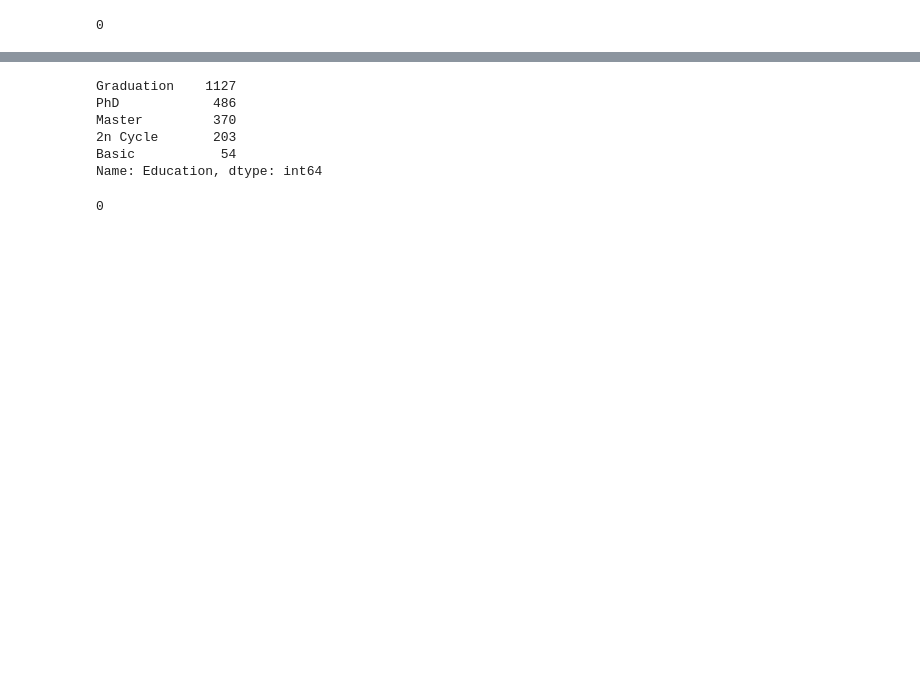
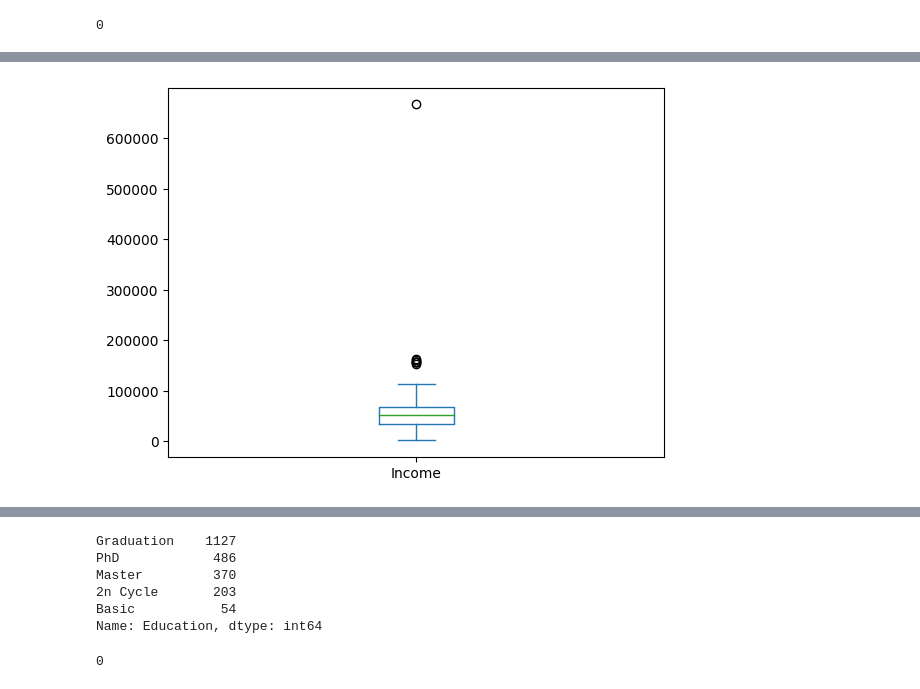
Before and after one commit to nqtquoctrung94/RFM_Customer_Personality_Analysis, a Jupyter notebook: Final_BI_mindX.ipynb, the cells around one changed output, grey strips where cells are left out. Cells and saved outputs as stored; diff of their text form; code cells hidden in the pictures; blank space fills up the shorter version.

```diff
--- a/Final_BI_mindX.ipynb
+++ b/Final_BI_mindX.ipynb
@@ -156 +207,9 @@ for x in mc.columns:
+# %%
+mc['Income'].plot.box()
+plt.show()
+# Income has some outliers,
+# however there are 1 outliers that extremely out of data range and the number also unreliable
+# --> Drop the row.
+# %% [output]
+[figure, added]
 # %%
```
Also changed, not shown: parts of 143 cells of this notebook, 3 other files.
